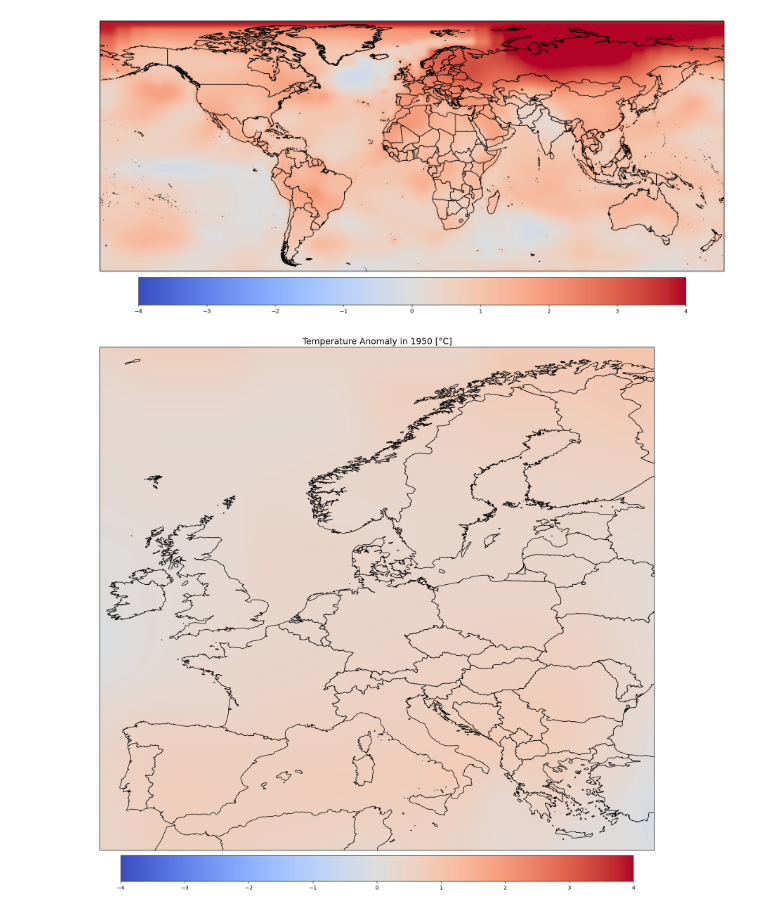
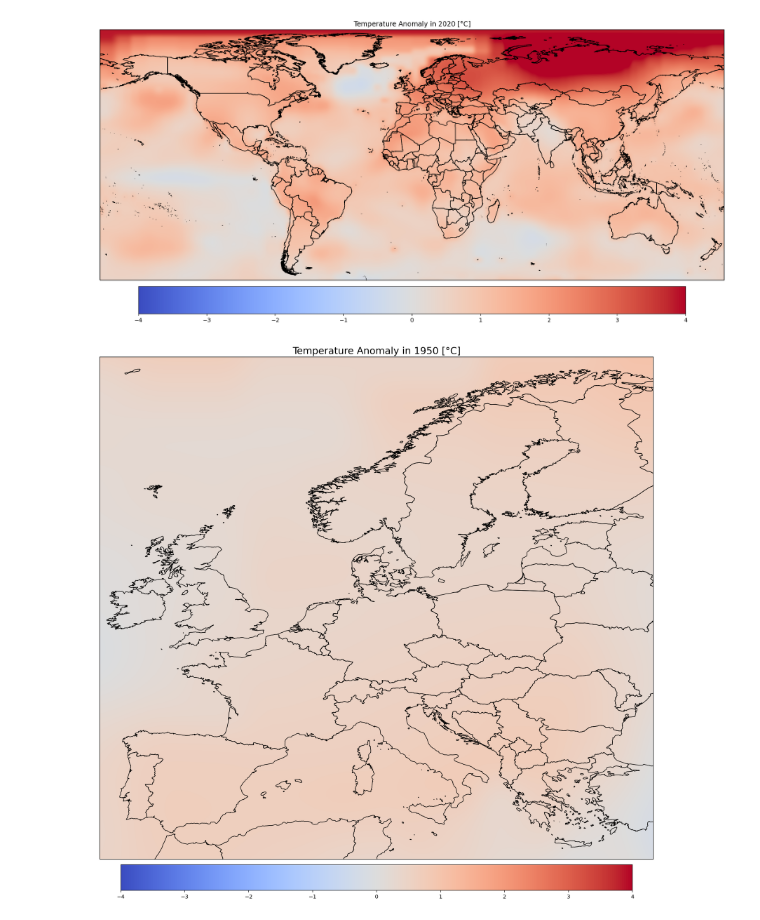
Before and after one commit to derevirn/climate-viz, a Jupyter notebook: xarray_viz.ipynb, the cells around one changed output. Drawn from its saved outputs; the diff is of its cells as text; code cells hidden in the pictures.

```diff
--- a/xarray_viz.ipynb
+++ b/xarray_viz.ipynb
@@ -62,29 +58,29 @@ plt.show()
 # %%
 #Creating a static image of the global temperature anomaly for a given year.
 
 cbar_kwargs = {
     'orientation':'horizontal',
     'fraction': 0.045,
     'pad': 0.01,
     'extend':'neither'
 }
 
 fig = plt.figure(figsize=(20,20))
 ax = fig.add_subplot(1,1,1, projection = ccrs.PlateCarree())
 ax.add_feature(NaturalEarthFeature('cultural', 'admin_0_countries', '10m'),
                        facecolor='none', edgecolor='black')
 ax.set_extent([-150, 150, -55, 85])
 
 i=-1
 date =  pd.to_datetime(anomaly.isel(time=i)['time'].values)
-#ax.set_title("Temperature Anomaly in "+ str(date.year) + " [°C]")
+ax.set_title("Temperature Anomaly in "+ str(date.year) + " [°C]")
 anomaly.isel(time=i).plot.imshow(ax=ax, add_labels=False, add_colorbar=True,
                vmin=-4, vmax=4, cmap='coolwarm',
                cbar_kwargs=cbar_kwargs, interpolation='bicubic')
-plt.savefig("blah.png", bbox_inches='tight', dpi=150)
+plt.savefig("global_map.png", bbox_inches='tight', dpi=150)
 plt.show()
 # %% [output]
-[figure, old version]
+[figure, new version]
 # %%
 #Creating an animation for all years and saving it as an MP4 video.
 cbar_kwargs = {
@@ -108,11 +104,11 @@ image = anomaly.isel(time=0).plot.imshow(ax=ax, add_labels=False,
 def animate(t):
     date =  pd.to_datetime(anomaly.sel(time=t)['time'].values)
     ax.set_title("Temperature Anomaly in " + str(date.year) + " [°C]")
-    ax.title.set_fontsize(16)
+    ax.title.set_fontsize(18)
     image.set_array(anomaly.sel(time=t))
     return image
 
 ani = FuncAnimation(fig, animate, frames=anomaly['time'].values[-71:], blit=False)
 ani.save("blah.mp4", fps=2, extra_args=['-vcodec','libx264', '-crf','15', '-preset','veryslow'])
 # %% [output]
-[figure, old version]
+[figure, new version]
```
Also changed, not shown: parts of 4 cells of this notebook, 2 other files.
